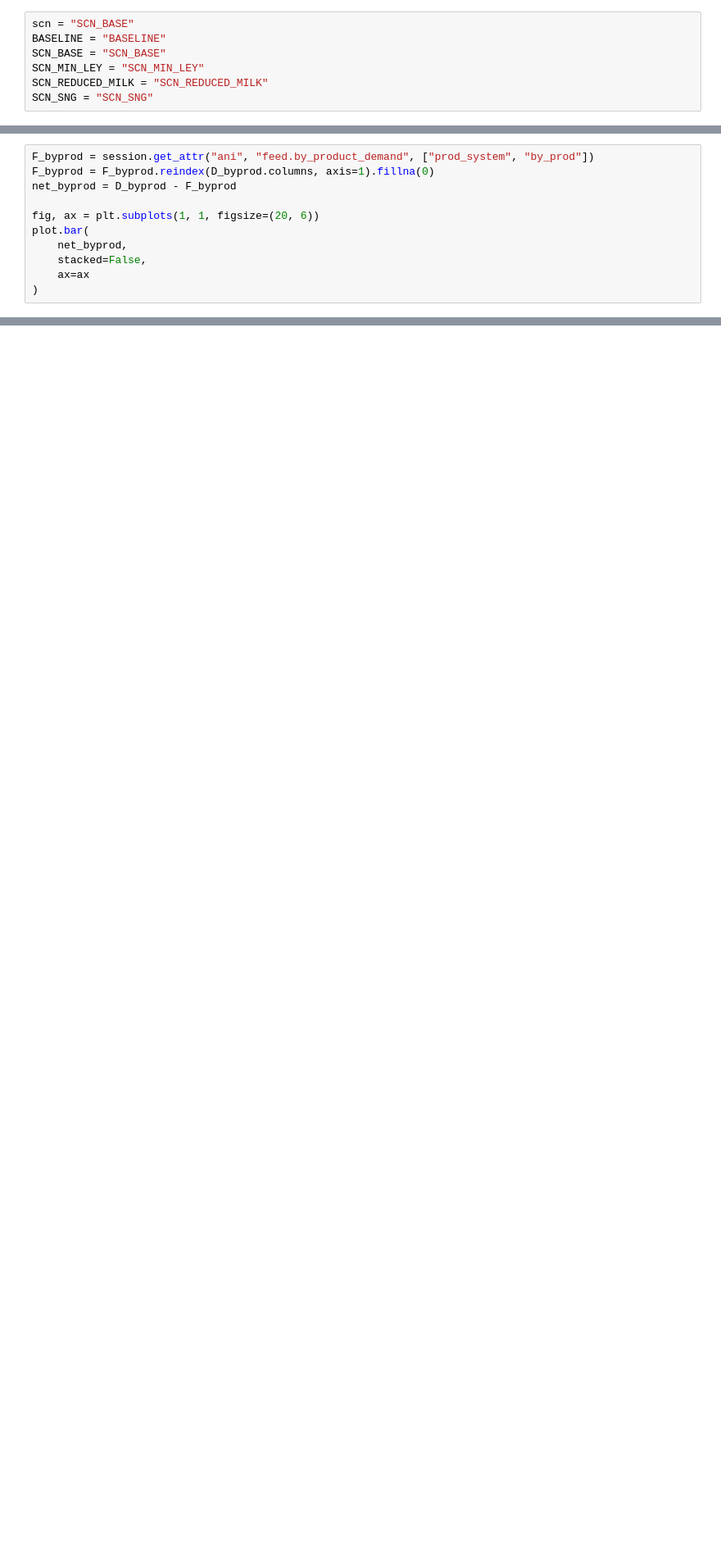
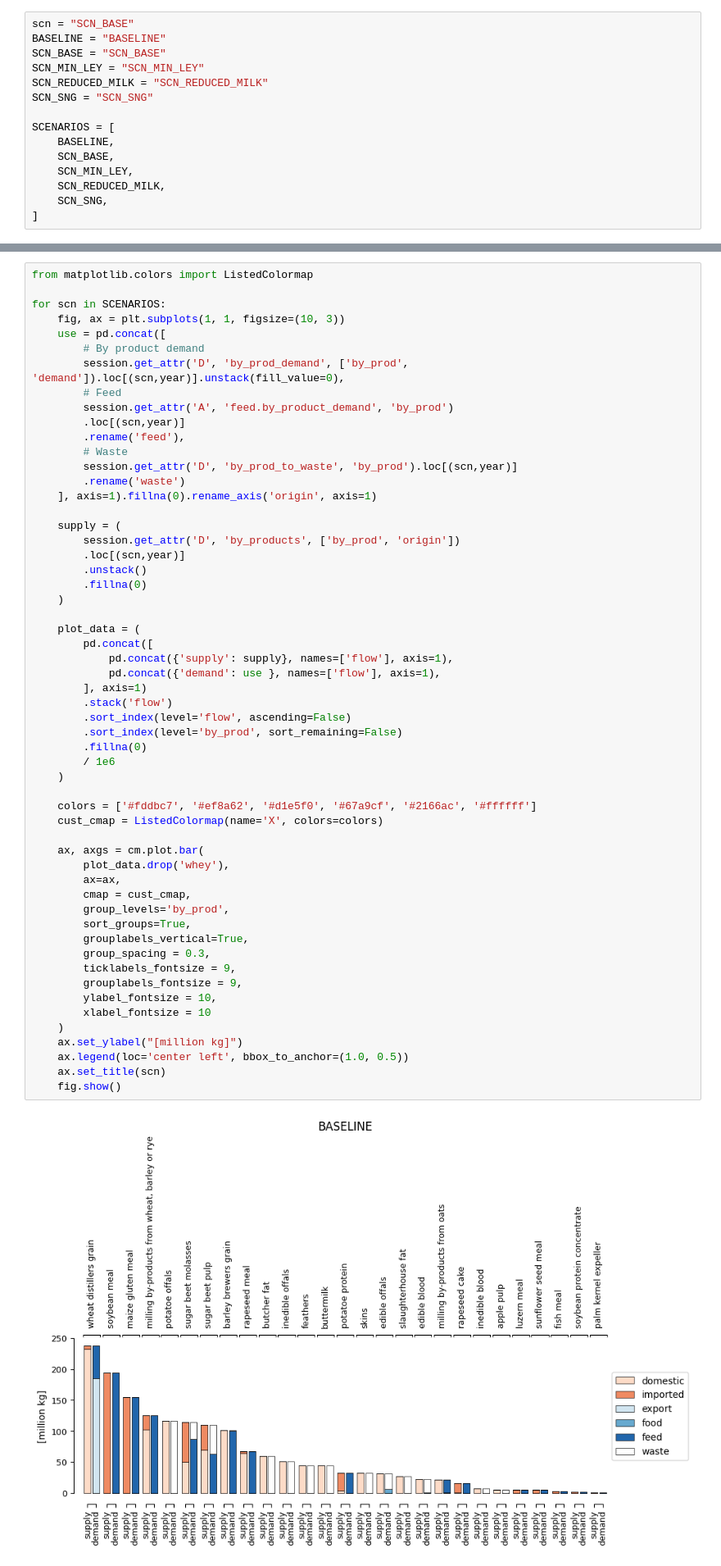
Before and after one commit to wanecek/eitm01-scenarios, a Jupyter notebook: analysis.ipynb, the cells around one changed output, grey strips where cells are left out. Shown at 82% size. Saved outputs shown, nothing was run; the diff lists cells and outputs as text; blank space fills up the shorter version.

Commit message:
Update plots for byproducts

```diff
--- a/analysis.ipynb
+++ b/analysis.ipynb
@@ -7,6 +7,14 @@ SCN_BASE = "SCN_BASE"
 SCN_MIN_LEY = "SCN_MIN_LEY"
 SCN_REDUCED_MILK = "SCN_REDUCED_MILK"
 SCN_SNG = "SCN_SNG"
+
+SCENARIOS = [
+    BASELINE,
+    SCN_BASE,
+    SCN_MIN_LEY,
+    SCN_REDUCED_MILK,
+    SCN_SNG,
+]
 # %% [markdown]
 ## Set up environment
 # %%
@@ -193,11 +183,0 @@ D_byprod
-# %%
-F_byprod = session.get_attr("ani", "feed.by_product_demand", ["prod_system", "by_prod"])
-F_byprod = F_byprod.reindex(D_byprod.columns, axis=1).fillna(0)
-net_byprod = D_byprod - F_byprod
-
-fig, ax = plt.subplots(1, 1, figsize=(20, 6))
-plot.bar(
-    net_byprod,
-    stacked=False,
-    ax=ax
-)
@@ -206,0 +199,58 @@ plot.bar(
+# %%
+from matplotlib.colors import ListedColormap
+
+for scn in SCENARIOS:
+    fig, ax = plt.subplots(1, 1, figsize=(10, 3))
+    use = pd.concat([
+        # By product demand
+        session.get_attr('D', 'by_prod_demand', ['by_prod', 'demand']).loc[(scn,year)].unstack(fill_value=0),
+        # Feed
+        session.get_attr('A', 'feed.by_product_demand', 'by_prod')
+        .loc[(scn,year)]
+        .rename('feed'),
+        # Waste
+        session.get_attr('D', 'by_prod_to_waste', 'by_prod').loc[(scn,year)]
+        .rename('waste')
+    ], axis=1).fillna(0).rename_axis('origin', axis=1)
+
+    supply = (
+        session.get_attr('D', 'by_products', ['by_prod', 'origin'])
+        .loc[(scn,year)]
+        .unstack()
+        .fillna(0)
+    )
+
+    plot_data = (
+        pd.concat([
+            pd.concat({'supply': supply}, names=['flow'], axis=1),
+            pd.concat({'demand': use }, names=['flow'], axis=1),
+        ], axis=1)
+        .stack('flow')
+        .sort_index(level='flow', ascending=False)
+        .sort_index(level='by_prod', sort_remaining=False)
+        .fillna(0)
+        / 1e6
+    )
+
+    colors = ['#fddbc7', '#ef8a62', '#d1e5f0', '#67a9cf', '#2166ac', '#ffffff']
+    cust_cmap = ListedColormap(name='X', colors=colors)
+
+    ax, axgs = cm.plot.bar(
+        plot_data.drop('whey'),
+        ax=ax,
+        cmap = cust_cmap,
+        group_levels='by_prod',
+        sort_groups=True,
+        grouplabels_vertical=True,
+        group_spacing = 0.3,
+        ticklabels_fontsize = 9,
+        grouplabels_fontsize = 9,
+        ylabel_fontsize = 10,
+        xlabel_fontsize = 10
+    )
+    ax.set_ylabel("[million kg]")
+    ax.legend(loc='center left', bbox_to_anchor=(1.0, 0.5))
+    ax.set_title(scn)
+    fig.show()
+# %% [output]
+[figure, added]
```
Also changed, not shown: parts of 5 cells of this notebook.
